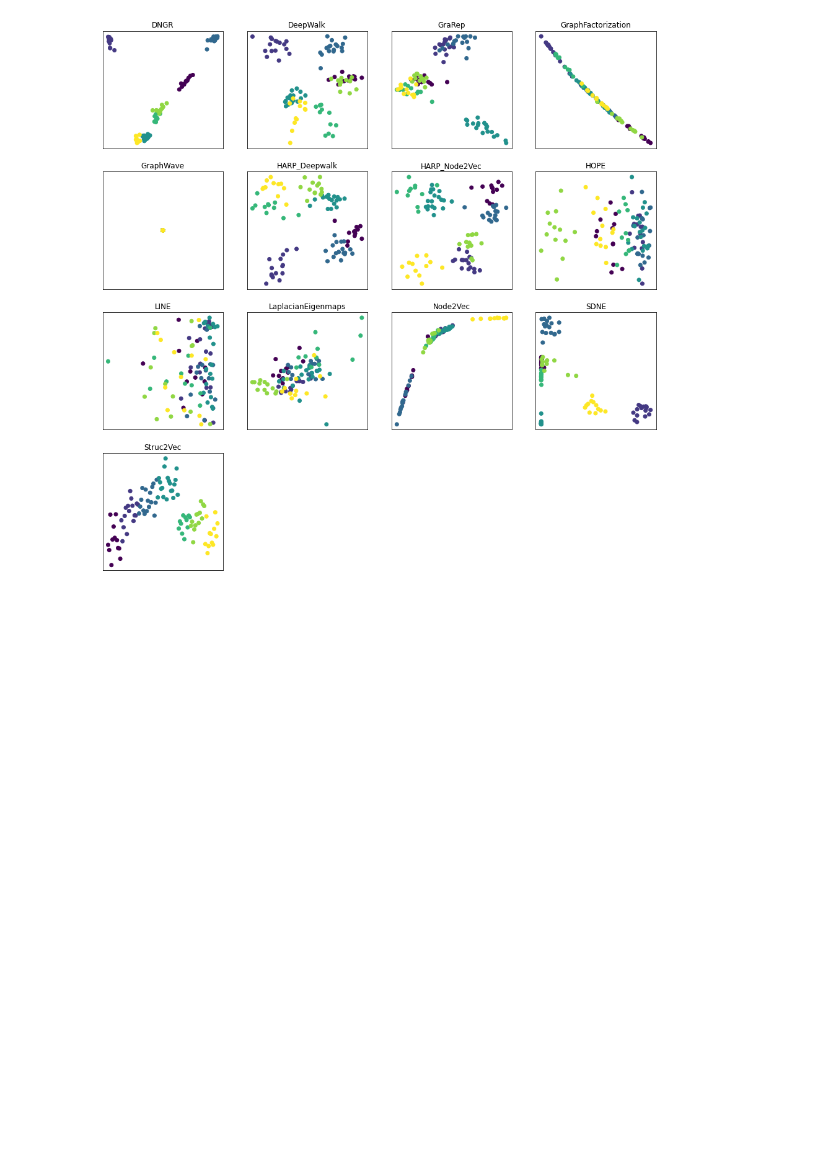
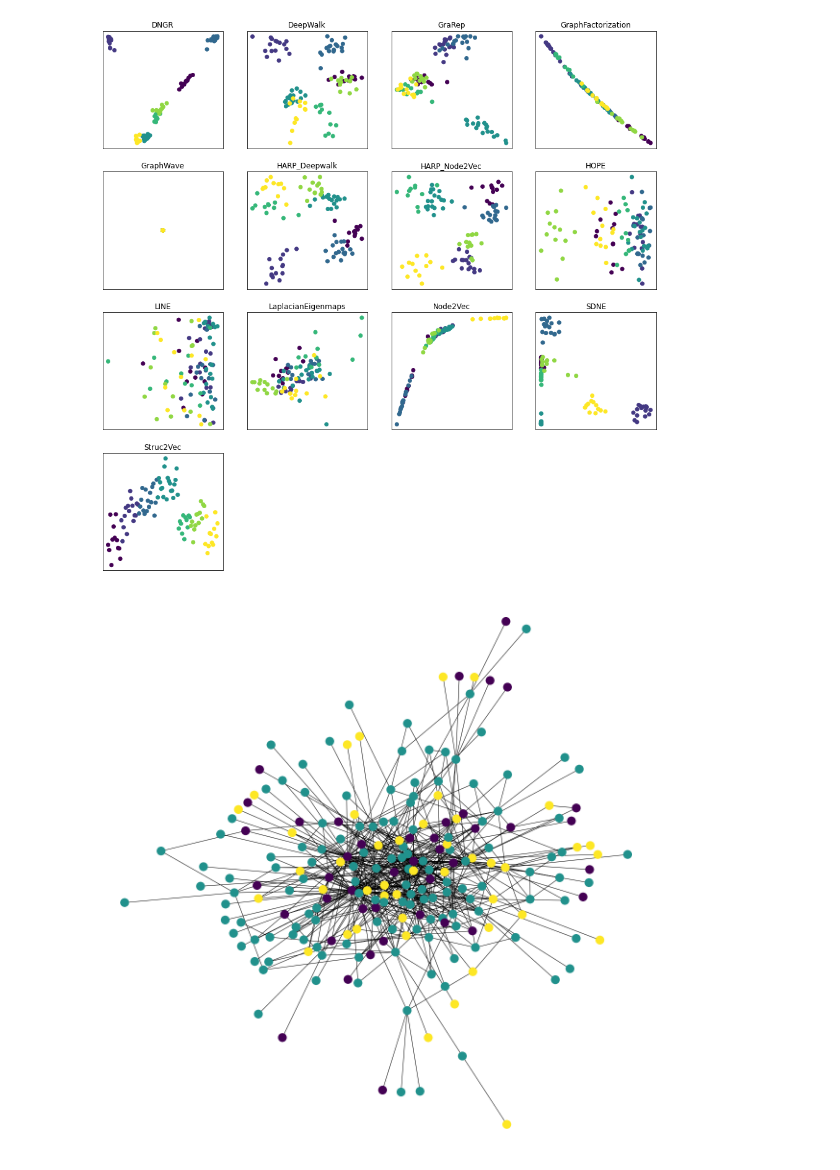
Before and after one commit to lukaszbrzozowski/ReLeGy, a Jupyter notebook: Analysis/Visualization Analysis.ipynb, the cells around one changed output. Drawn from its saved outputs; the diff is of its cells as text; code cells hidden in the pictures; blank space fills up the shorter version.

```diff
--- a/Analysis/Visualization Analysis.ipynb
+++ b/Analysis/Visualization Analysis.ipynb
@@ -292,3 +291,15 @@ while(i < 15):
     axs[ix_x, ix_y].axis('off')
 # %% [output]
 [figure]
+# %%
+node_labels = np.genfromtxt("C:\\Users\\Lukasz\\Desktop\\temp\\internet-industry-partnerships.node_labels")
+edges = np.genfromtxt("C:\\Users\\Lukasz\\Desktop\\temp\\internet-industry-partnerships.edges", delimiter=",").astype(int)
+labels1 = node_labels.astype(int)
+# %%
+G = nx.Graph()
+G.add_edges_from(edges)
+G = nx.convert_node_labels_to_integers(G, first_label=0)
+# %%
+nx.draw(G, node_color=labels1)
+# %% [output]
+[figure, added]
```
Also changed, not shown: parts of 2 cells of this notebook, 3 other files.
